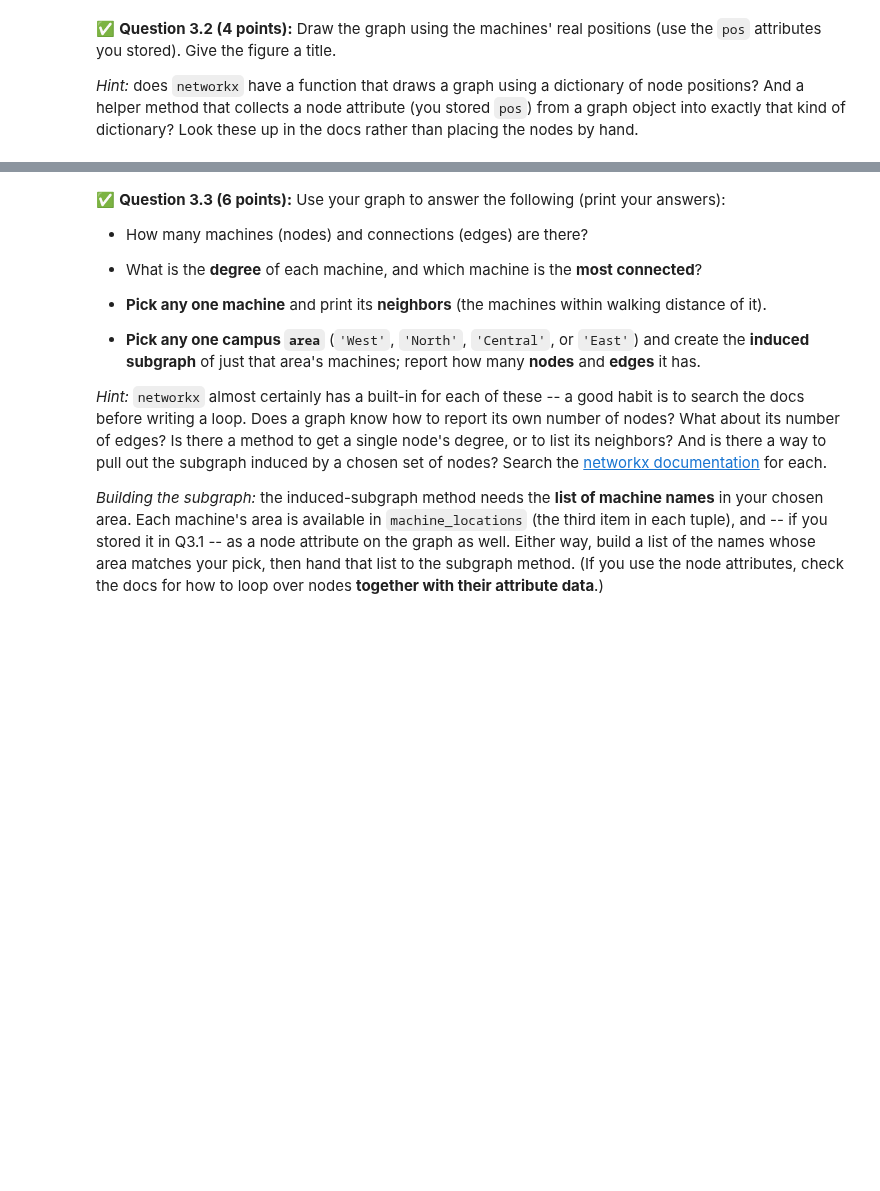
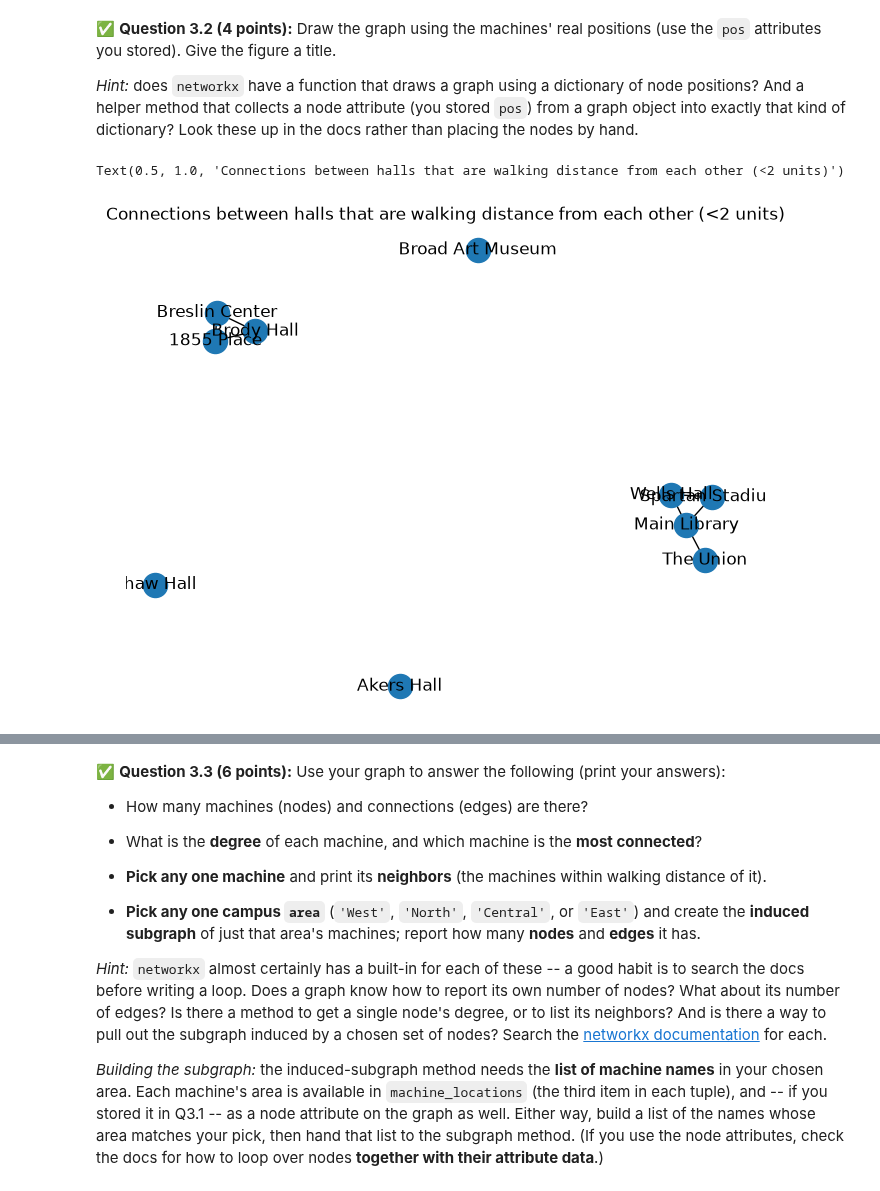
Before and after one commit to kigundue/cmse202-f26-turnin, a Jupyter notebook: hw-02/HW02-ABMandGraphTheory-STUDENT.ipynb, the cells around one changed output, grey strips where cells are left out. Saved outputs shown, nothing was run; the diff lists cells and outputs as text; code cells hidden in the pictures; blank space fills up the shorter version.

```diff
--- a/hw-02/HW02-ABMandGraphTheory-STUDENT.ipynb
+++ b/hw-02/HW02-ABMandGraphTheory-STUDENT.ipynb
@@ -617,3 +656,12 @@ attributes you stored). Give the figure a title.
+# %%
+# Put your code for Question 3.2 here.
+import matplotlib.pyplot as plt
+nx.draw(G=g,with_labels=True)
+plt.title("Connections between halls that are walking distance from each other (<2 units)")
+#this was done in the earlier question
+# %% [output]
+Text(0.5, 1.0, 'Connections between halls that are walking distance from each other (<2 units)')
+[figure, added]
 # %% [markdown]
 <!-- END QUESTION -->
 <!-- DO NOT MODIFY OR DELETE THIS CELL -->
```
Also changed, not shown: parts of 8 cells of this notebook.
